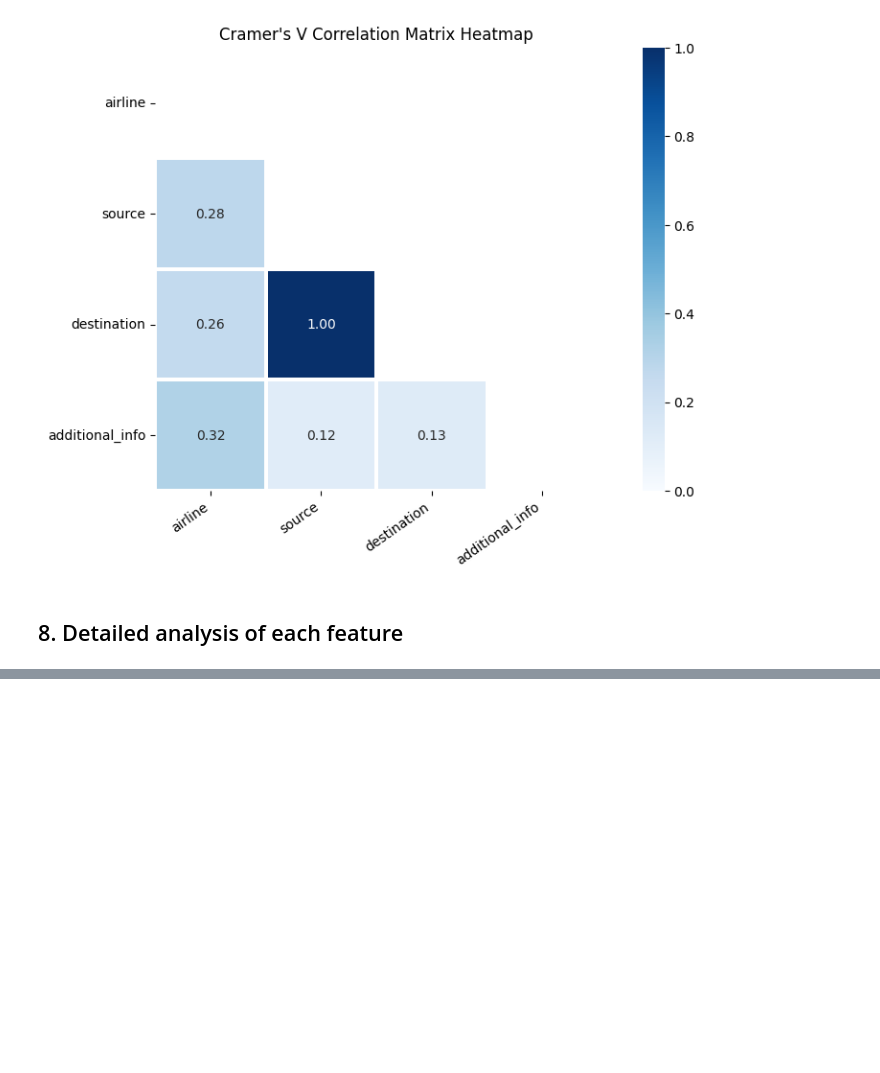
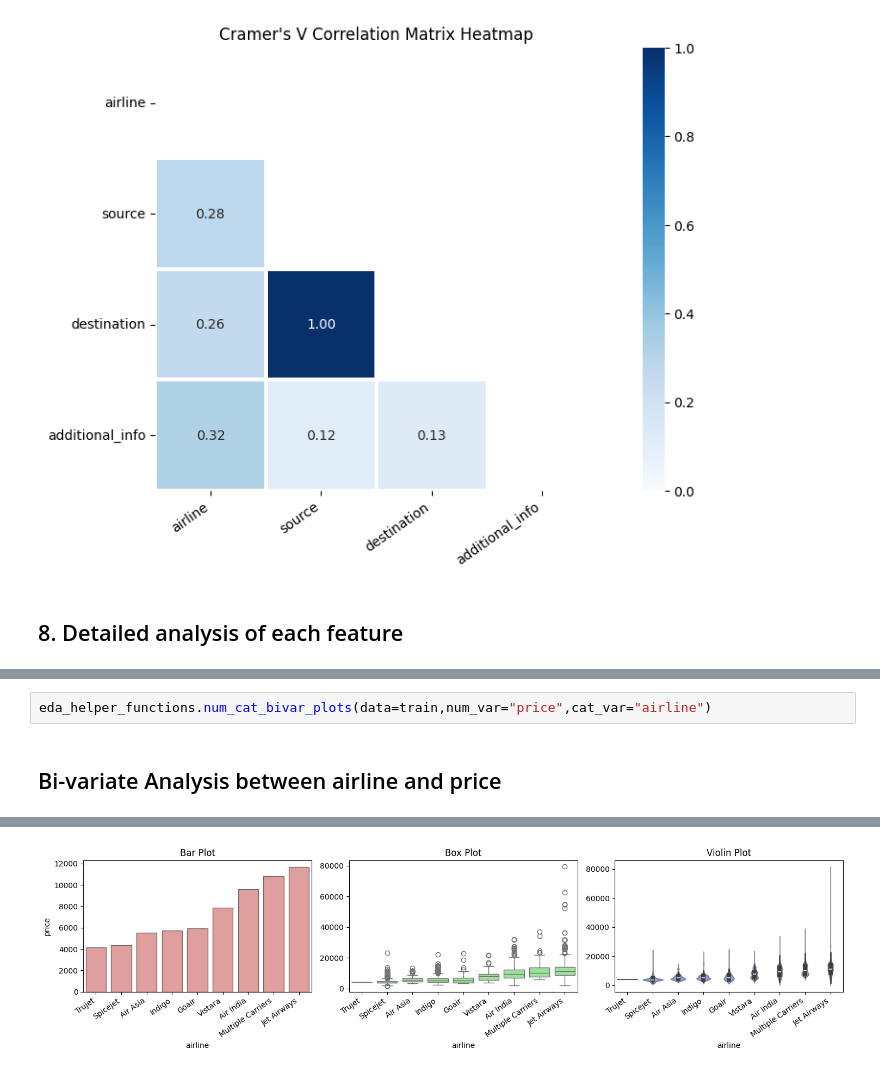
Before and after one commit to iamdebasishdas123/SageMaker_Flight_Prediction, a Jupyter notebook: Notebook/EDA.ipynb, the cells around one changed output, grey strips where cells are left out. Cells and saved outputs as stored; diff of their text form; blank space fills up the shorter version.

```diff
--- a/Notebook/EDA.ipynb
+++ b/Notebook/EDA.ipynb
@@ -175,0 +245,4 @@ eda_helper_functions.cramersV_heatmap(train)
+# %%
+eda_helper_functions.num_cat_bivar_plots(data=train,num_var="price",cat_var="airline")
+# %% [output]
+Bi-variate Analysis between airline and price
@@ -175,0 +250 @@ eda_helper_functions.cramersV_heatmap(train)
+[figure, added]
```
Also changed, not shown: parts of 27 cells of this notebook.
